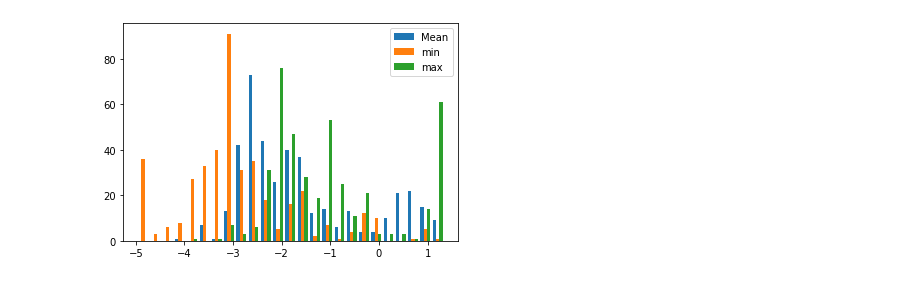
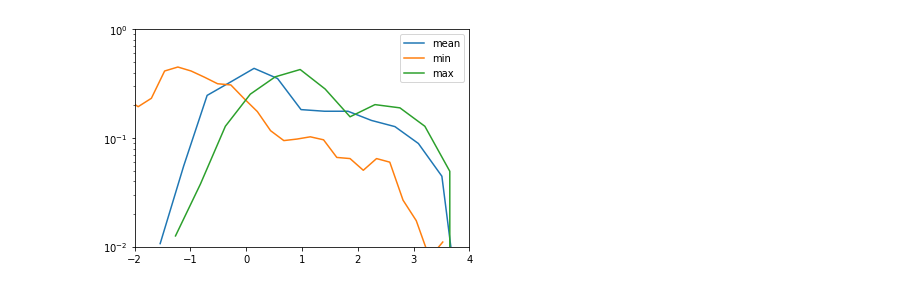
Before and after one commit to azton/phoenix_analysis, a Jupyter notebook: p2_origins_plotting.ipynb, the cells around one changed output. Cells and saved outputs as stored; diff of their text form; code cells hidden in the pictures.

```diff
--- a/p2_origins_plotting.ipynb
+++ b/p2_origins_plotting.ipynb
@@ -91,13 +123,15 @@ plt.savefig('p2_origins/%s_SNeffect.pdf'%sim)
-# %%
-fig, ax = plt.subplots()
-
-ax.hist([np.log10(enr['enricher_mean_z']),np.log10(enr['enricher_min_z']),np.log10(enr['enricher_max_z'])], bins=25, label=['Mean','min','max'])
-# ax.hist(np.log10(enr['enricher_min_z']), bins=25, alpha=0.5, label='min')
-# ax.hist(np.log10(enr['enricher_max_z']), bins=25, alpha=0.5, label='max')
-ax.legend()
-plt.savefig('p2_origins/%s_zpathstat.pdf'%sim)
-# %% [output]
-[figure, removed]
+# %%
+fig, ax = plt.subplots()
+for k in ['enricher_mean_z','enricher_min_z','enricher_max_z']:
+    hist, bins = np.histogram(np.log10(enr[k]), bins=25, density=True)
+    ax.plot(bins[1:], hist, label=k.split('_')[1])
+ax.set_yscale('log')
+ax.set_xlim(-2, 4)
+ax.set_ylim(1e-2, 1)
+ax.legend()
+plt.savefig('p2_origins/%s_zpathstat.pdf'%sim)
+# %% [output]
+[figure, added]
 # %%
 # plot sne, hne, pisn only enrichment
 # sne-hne, sne-pisn, sne-hne, hne-pisn, sne-hne-pisn
```
Also changed, not shown: parts of 13 cells of this notebook, 3 other files.
